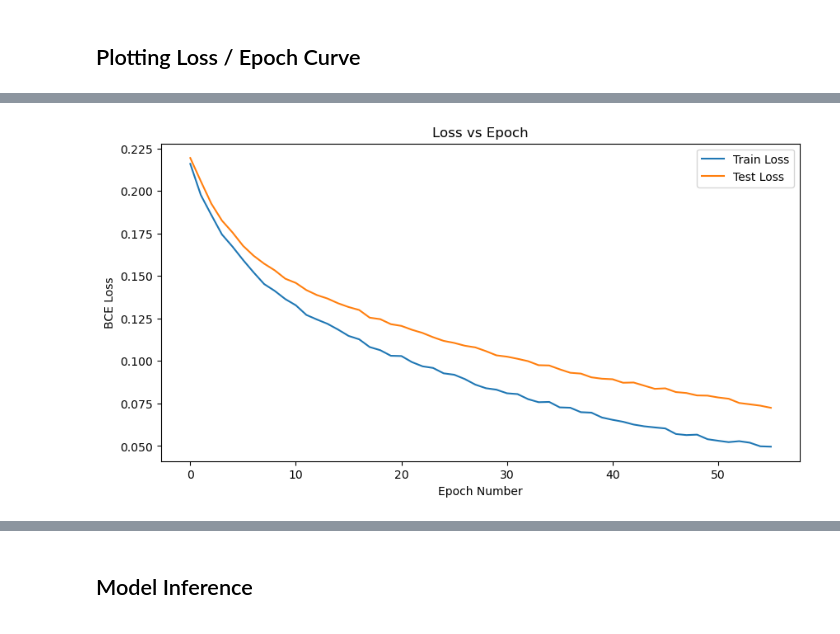
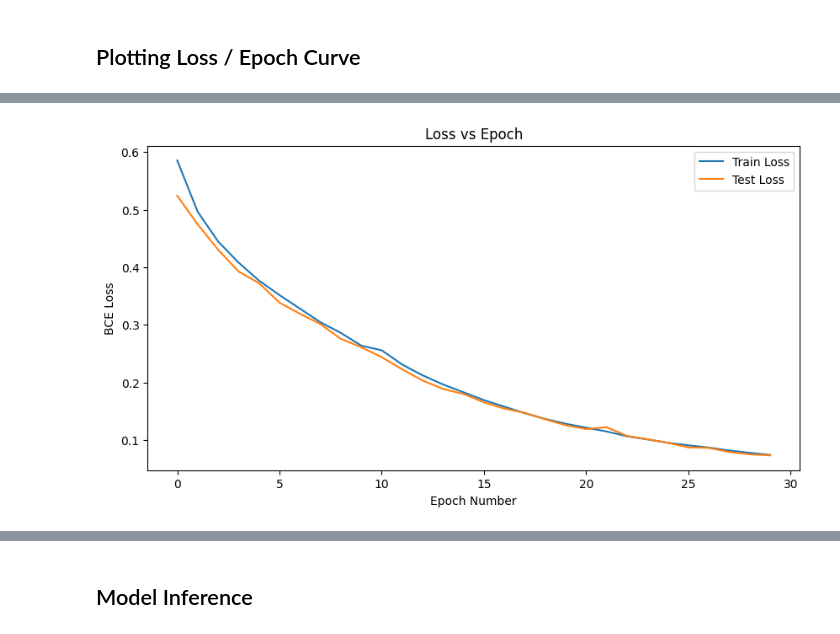
Before and after one commit to aneesh-sathe/Aerial-Crop-Segmentation, a Jupyter notebook: unet_scratch.ipynb, the cells around one changed output, grey strips where cells are left out. Saved outputs shown, nothing was run; the diff lists cells and outputs as text; code cells hidden in the pictures.

```diff
--- a/unet_scratch.ipynb
+++ b/unet_scratch.ipynb
@@ -387,10 +349,6 @@ Epoch: 13, Train Loss: 0.03749118782579899, Test Loss: 0.051422737538814545
 Epoch: 14, Train Loss: 0.03655292261391878, Test Loss: 0.033045221120119095
 # %% [markdown]
 ## Plotting Loss / Epoch Curve
-# %%
-import os
-import numpy as np
-PATH = os.getcwd()
 # %%
 # save loss metrics from training
 assert(len(trainLossCount) == len(testLossCount))
@@ -399,4 +356,3 @@ np.savez(os.path.join(save_model_path, 'accuracy'), train_accuracy = train_accur
 # %%
 load_loss_path = PATH + '/saved_model/'
-losses = np.load(os.path.join(load_loss_path, 'losses.npz'))
-accuracy = np.load(os.path.join(load_loss_path, 'accuracy.npz'))
+losses = np.load(os.path.join(load_loss_path, 'lossCounts.npz'))
@@ -447,0 +359,3 @@ train_accuracy, test_accuracy
+# %%
+finalTrainLoss = losses['trainLossCount']
+finalTestLoss = losses['testLossCount']
@@ -448,12 +381,11 @@ train_accuracy, test_accuracy
 # %%
-import matplotlib.pyplot as plt
 plt.figure(figsize=(10,5))
-plt.plot([i for i in range(0, len(train_loss))], train_loss, label = 'Train Loss')
-plt.plot([i for i in range(0, len(test_loss))], test_loss, label = 'Test Loss')
+plt.plot([i for i in range(0, len(finalTrainLoss))], finalTrainLoss, label = 'Train Loss')
+plt.plot([i for i in range(0, len(finalTestLoss))], finalTestLoss, label = 'Test Loss')
 plt.xlabel('Epoch Number')
 plt.ylabel('BCE Loss')
 plt.title('Loss vs Epoch')
 plt.legend()
 plt.show()
 # %% [output]
-[figure, old version]
+[figure, new version]
```
Also changed, not shown: parts of 13 cells of this notebook, 1 other file.
